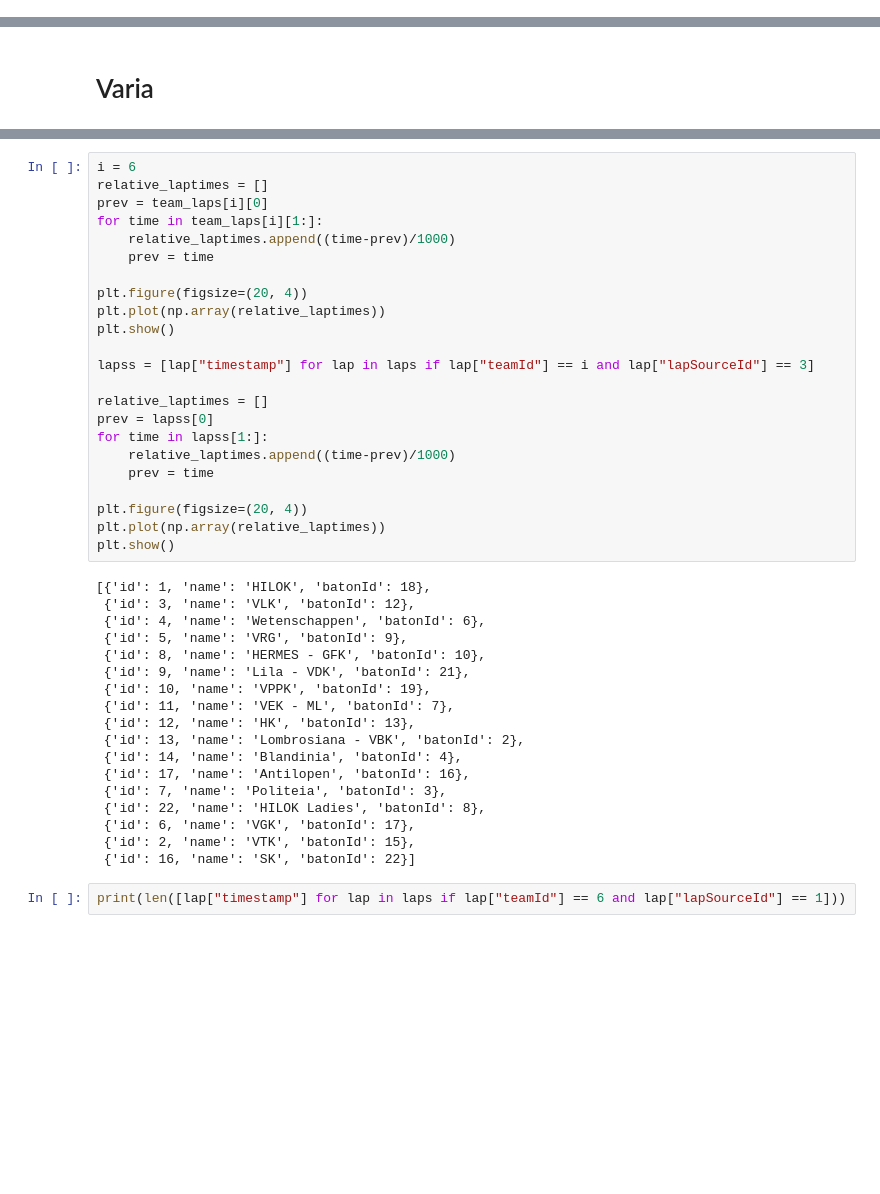
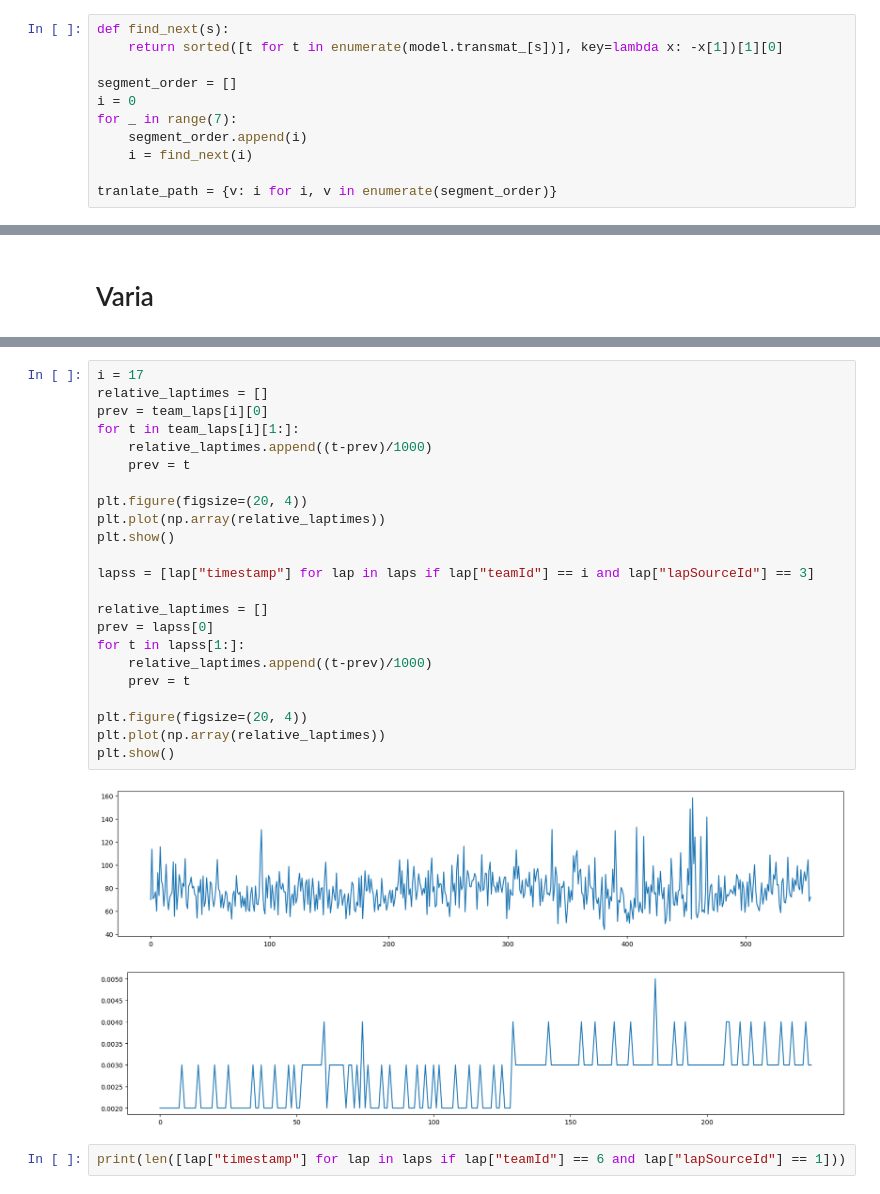
Before and after one commit to FKD13/12urenloop-hmmlearn, a Jupyter notebook: hmmtries.ipynb, the cells around one changed output, grey strips where cells are left out. Cells and saved outputs as stored; diff of their text form; blank space fills up the shorter version.

```diff
--- a/hmmtries.ipynb
+++ b/hmmtries.ipynb
@@ -146,3 +147,14 @@ model.decode(np.array([[station_to_emission[detection["stationId"]] for detectio
+# %%
+def find_next(s):
+    return sorted([t for t in enumerate(model.transmat_[s])], key=lambda x: -x[1])[1][0]
+
+segment_order = []
+i = 0
+for _ in range(7):
+    segment_order.append(i)
+    i = find_next(i)
+
+tranlate_path = {v: i for i, v in enumerate(segment_order)}
 # %%
 start = time()
 
@@ -403,44 +418,29 @@ plt.show()
 # %%
-i = 6
+i = 17
 relative_laptimes = []
 prev = team_laps[i][0]
-for time in team_laps[i][1:]:
-    relative_laptimes.append((time-prev)/1000)
-    prev = time
+for t in team_laps[i][1:]:
+    relative_laptimes.append((t-prev)/1000)
+    prev = t
 
 plt.figure(figsize=(20, 4))
 plt.plot(np.array(relative_laptimes))
 plt.show()
 
 lapss = [lap["timestamp"] for lap in laps if lap["teamId"] == i and lap["lapSourceId"] == 3]
 
 relative_laptimes = []
 prev = lapss[0]
-for time in lapss[1:]:
-    relative_laptimes.append((time-prev)/1000)
-    prev = time
+for t in lapss[1:]:
+    relative_laptimes.append((t-prev)/1000)
+    prev = t
 
 plt.figure(figsize=(20, 4))
 plt.plot(np.array(relative_laptimes))
 plt.show()
 # %% [output]
-[{'id': 1, 'name': 'HILOK', 'batonId': 18},
- {'id': 3, 'name': 'VLK', 'batonId': 12},
- {'id': 4, 'name': 'Wetenschappen', 'batonId': 6},
- {'id': 5, 'name': 'VRG', 'batonId': 9},
- {'id': 8, 'name': 'HERMES - GFK', 'batonId': 10},
- {'id': 9, 'name': 'Lila - VDK', 'batonId': 21},
- {'id': 10, 'name': 'VPPK', 'batonId': 19},
- {'id': 11, 'name': 'VEK - ML', 'batonId': 7},
- {'id': 12, 'name': 'HK', 'batonId': 13},
- {'id': 13, 'name': 'Lombrosiana - VBK', 'batonId': 2},
- {'id': 14, 'name': 'Blandinia', 'batonId': 4},
- {'id': 17, 'name': 'Antilopen', 'batonId': 16},
- {'id': 7, 'name': 'Politeia', 'batonId': 3},
- {'id': 22, 'name': 'HILOK Ladies', 'batonId': 8},
- {'id': 6, 'name': 'VGK', 'batonId': 17},
- {'id': 2, 'name': 'VTK', 'batonId': 15},
- {'id': 16, 'name': 'SK', 'batonId': 22}]
+[figure, added]
+[figure, added]
 # %%
 print(len([lap["timestamp"] for lap in laps if lap["teamId"] == 6 and lap["lapSourceId"] == 1]))
 # %% [output]
```
Also changed, not shown: parts of 14 cells of this notebook.
